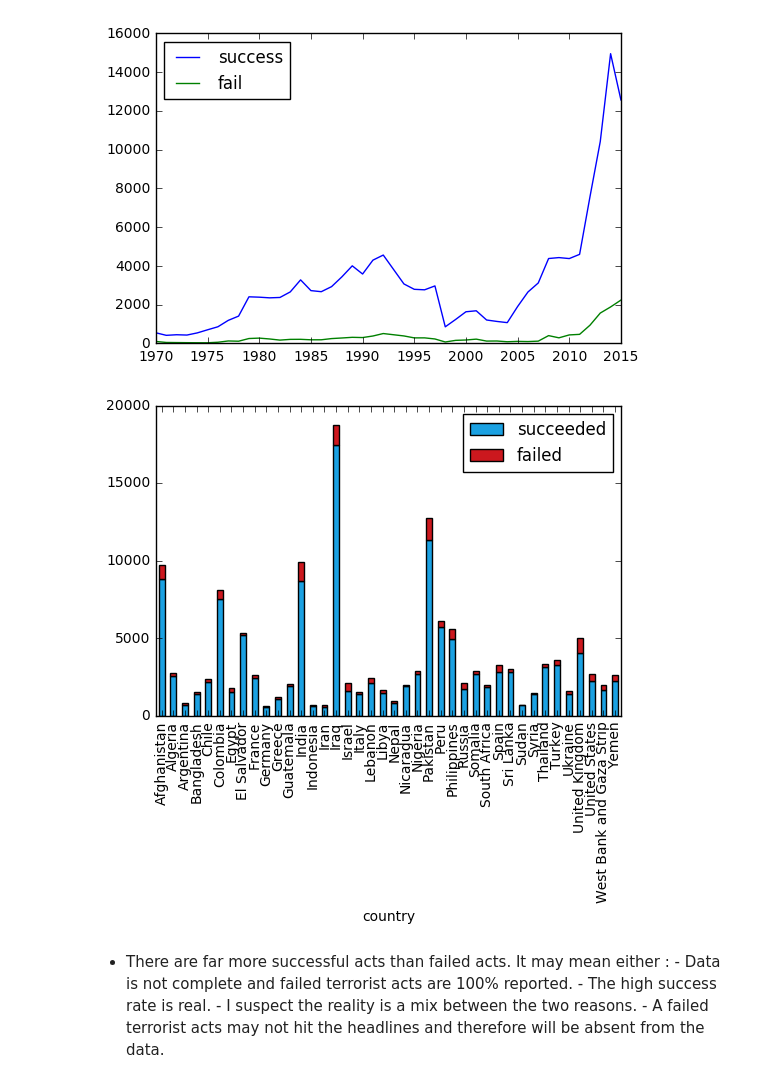
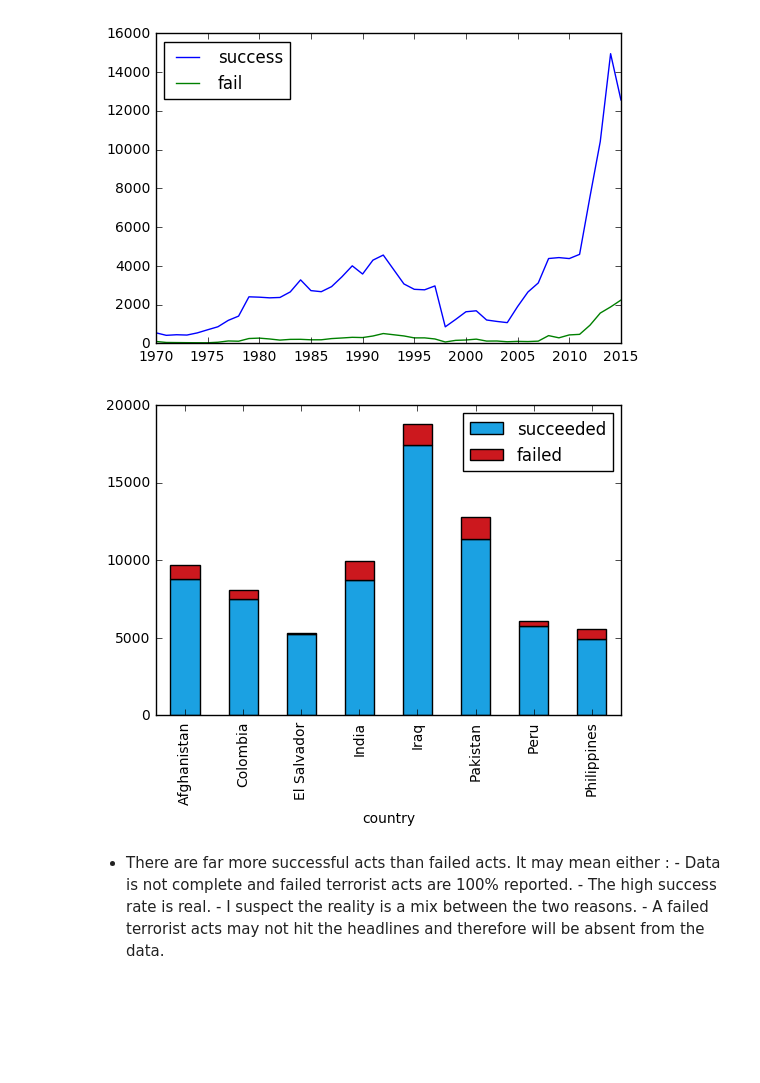
Before and after one commit to prashantvikramsingh/Data-Analysis-using-Python, a Jupyter notebook: final/analysis/ana_3.ipynb, the cells around one changed output. Cells and saved outputs as stored; diff of their text form; code cells hidden in the pictures; blank space fills up the shorter version.

```diff
--- a/final/analysis/ana_3.ipynb
+++ b/final/analysis/ana_3.ipynb
@@ -55,15 +55,15 @@ plt.savefig('ana_3\\successVSfail.png', bbox_inches='tight')
 # %%
 count_by_country = d[d.success== 1].groupby('country').count()['date']
 
 df1=pd.DataFrame(index=count_by_country[count_by_country>500].index.unique())
 df1["succeeded"]= d[d.success== 1].groupby('country')['date'].count().fillna(0)
 df1["failed"]= d[d.success!= 1].groupby('country')['date'].count().fillna(0).sort_values(0,ascending=False)
 #df1
-df1[df1.failed>0].plot(kind='bar', stacked=True, color = ['#1ba1e2', '#cc181e'])
+df1[(df1.failed>0) & ((df1.succeeded + df1.failed) > 5000)].plot(kind='bar', stacked=True, color = ['#1ba1e2', '#cc181e'])
 
 plt.savefig('ana_3\\successVSfail_country.png', bbox_inches='tight')
 # %% [output]
-[figure, old version]
+[figure, new version]
 # %% [markdown]
 - There are far more successful acts than failed acts. It may mean either :
         - Data is not complete and failed terrorist acts are 100% reported.
```
Also changed, not shown: 11 other files.
